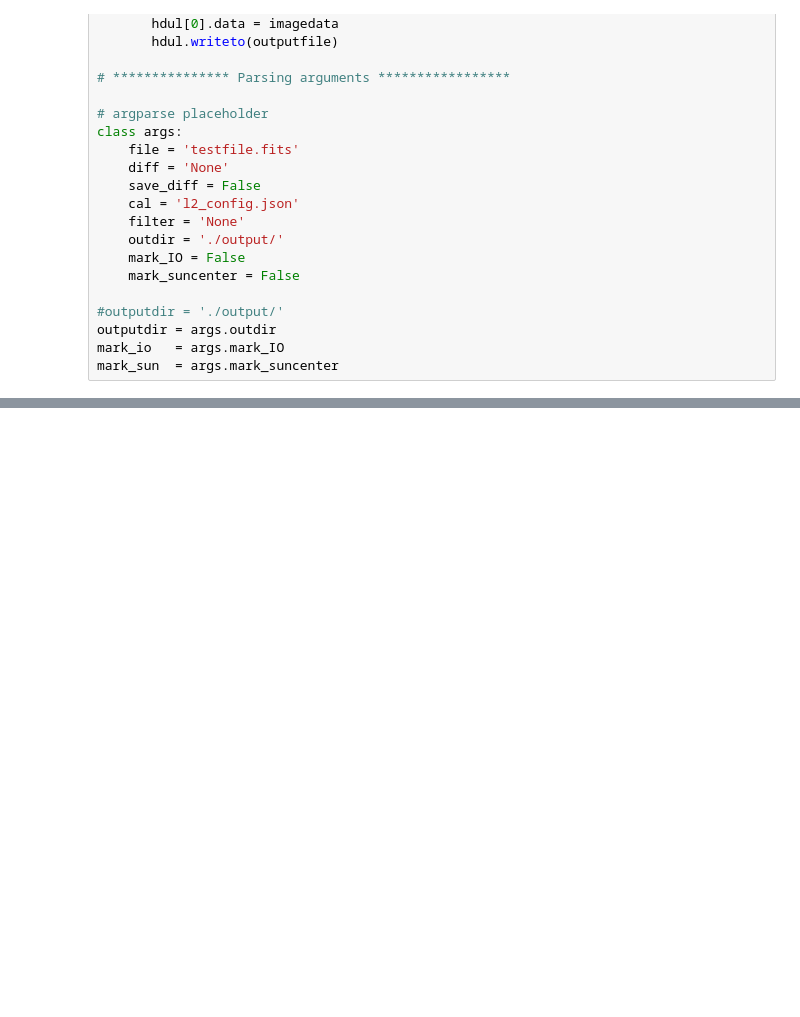
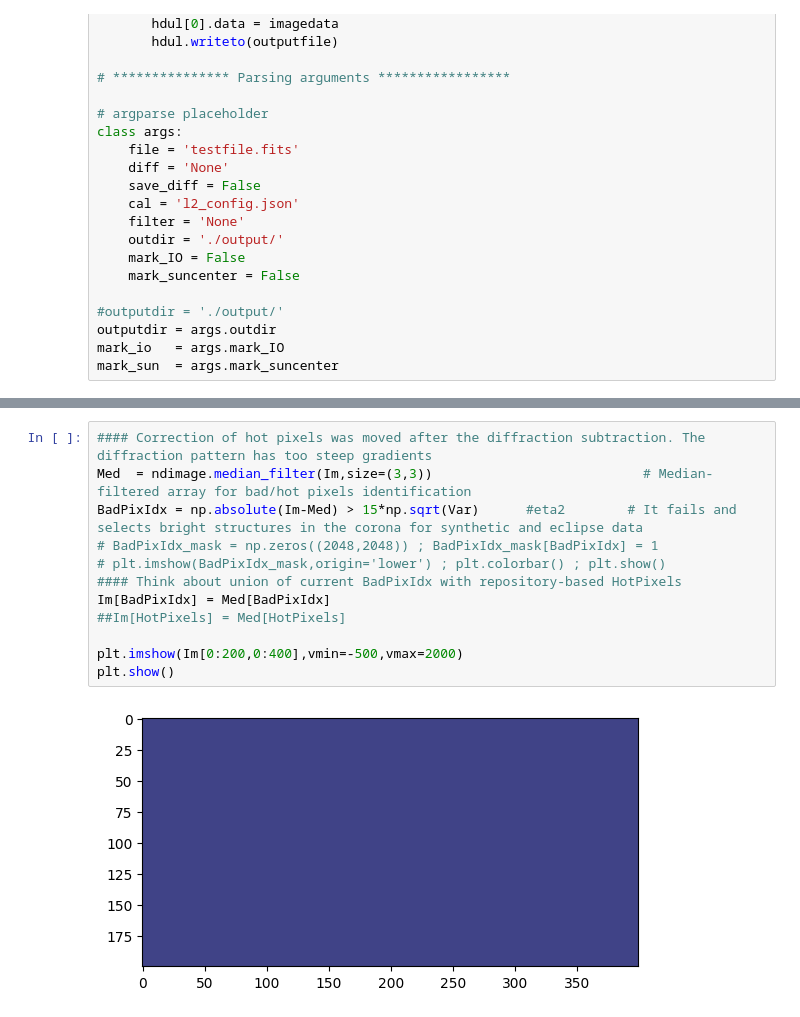
Before and after one commit to sschmaus/aspiics_processing, a Jupyter notebook: process_l2.ipynb, the cells around one changed output, grey strips where cells are left out. Saved outputs shown, nothing was run; the diff lists cells and outputs as text; blank space fills up the shorter version.

```diff
--- a/process_l2.ipynb
+++ b/process_l2.ipynb
@@ -339,0 +279,14 @@ hdu.writeto(file2write,checksum=True)
+# %%
+#### Correction of hot pixels was moved after the diffraction subtraction. The diffraction pattern has too steep gradients
+Med  = ndimage.median_filter(Im,size=(3,3))                           # Median-filtered array for bad/hot pixels identification
+BadPixIdx = np.absolute(Im-Med) > 15*np.sqrt(Var)      #eta2        # It fails and selects bright structures in the corona for synthetic and eclipse data
+# BadPixIdx_mask = np.zeros((2048,2048)) ; BadPixIdx_mask[BadPixIdx] = 1
+# plt.imshow(BadPixIdx_mask,origin='lower') ; plt.colorbar() ; plt.show()
+#### Think about union of current BadPixIdx with repository-based HotPixels
+Im[BadPixIdx] = Med[BadPixIdx]
+##Im[HotPixels] = Med[HotPixels]
+
+plt.imshow(Im[0:200,0:400],vmin=-500,vmax=2000)
+plt.show()
+# %% [output]
+[figure, added]
```
Also changed, not shown: parts of 4 cells of this notebook, 1 other file.
